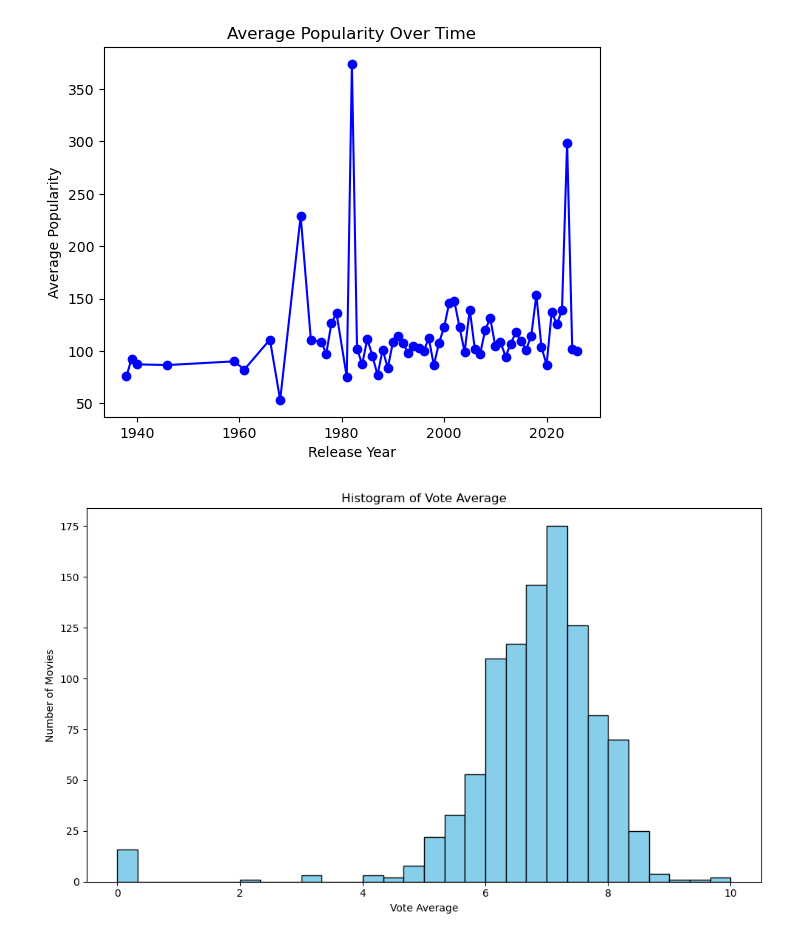
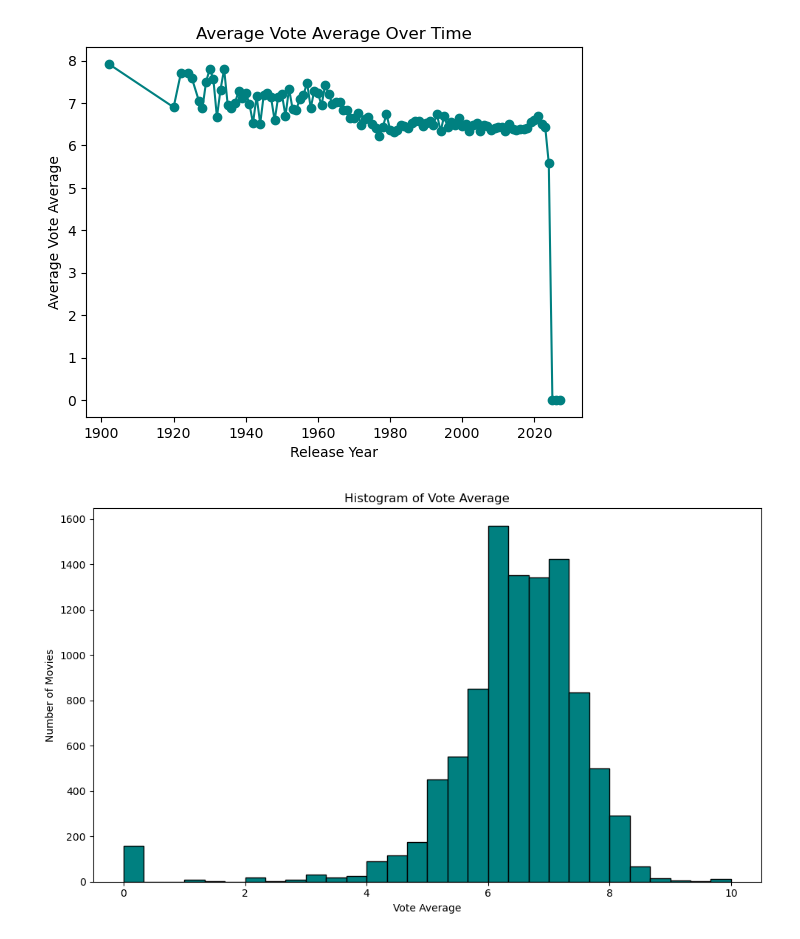
Before and after one commit to laurenscarzella/my-api, a Jupyter notebook: steps.ipynb, the cells around one changed output. Cells and saved outputs as stored; diff of their text form; code cells hidden in the pictures.

```diff
--- a/steps.ipynb
+++ b/steps.ipynb
@@ -1,5 +1,5 @@
 # %%
 import pandas as pd
 
-df = pd.read_csv("my_api_data.csv")
-print(df.head(10))
+df = pd.read_csv("cleaned_movies.csv")
+df = df.dropna()
@@ -64,21 +39,21 @@ plt.show()
 # %%
 df['release_year'] = pd.to_datetime(df['release_date']).dt.year
-popularity_trend = df.groupby('release_year')['popularity'].mean()
-popularity_trend.plot(kind='line', marker='o', color='blue')
-plt.title("Average Popularity Over Time")
+popularity_trend = df.groupby('release_year')['vote_average'].mean()
+popularity_trend.plot(kind='line', marker='o', color='teal')
+plt.title("Average Vote Average Over Time")
 plt.xlabel("Release Year")
-plt.ylabel("Average Popularity")
+plt.ylabel("Average Vote Average")
 plt.show()
 # %% [output]
-[figure, old version]
+[figure, new version]
 # %%
 plt.figure(figsize=(10, 6))
-plt.hist(df['vote_average'], bins=30, color='skyblue', edgecolor='black')
+plt.hist(df['vote_average'], bins=30, color='teal', edgecolor='black')
 plt.xlabel('Vote Average')
 plt.ylabel('Number of Movies')
 plt.title('Histogram of Vote Average')
 plt.tight_layout()
 plt.show()
 # %% [output]
-[figure, old version]
+[figure, new version]
 # %%
```
Also changed, not shown: parts of 13 cells of this notebook.
